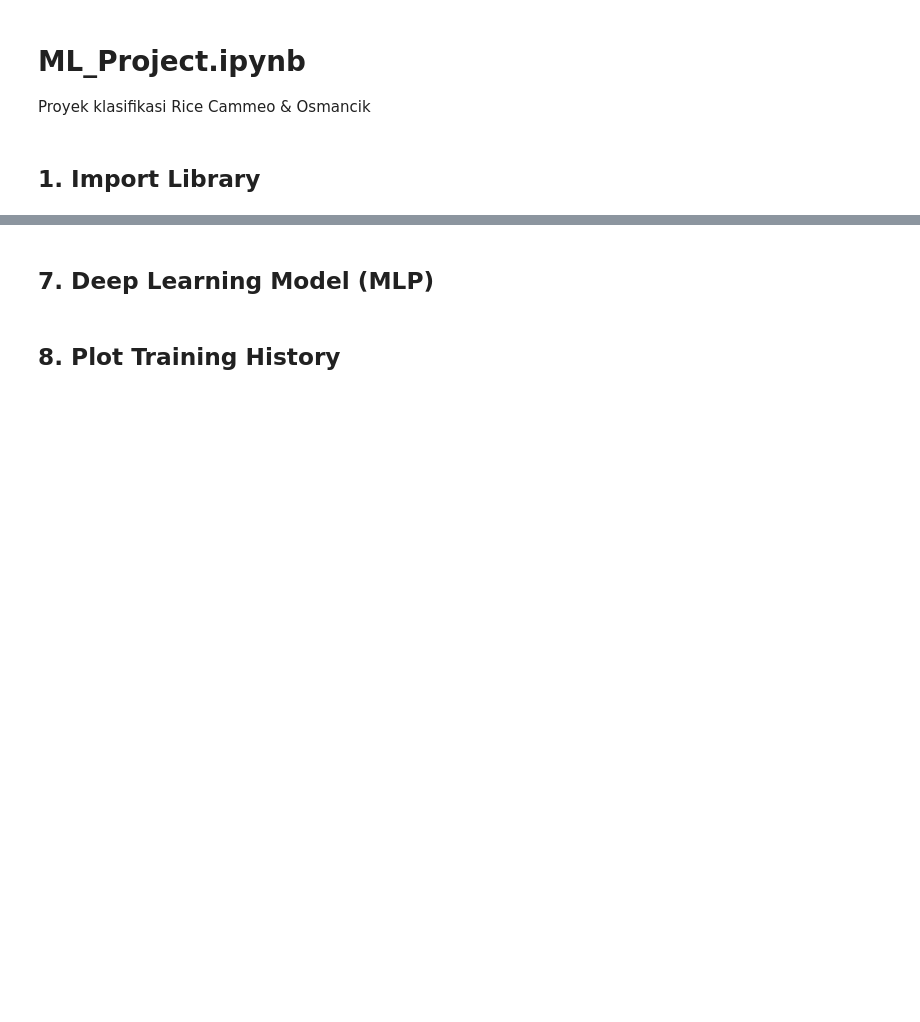
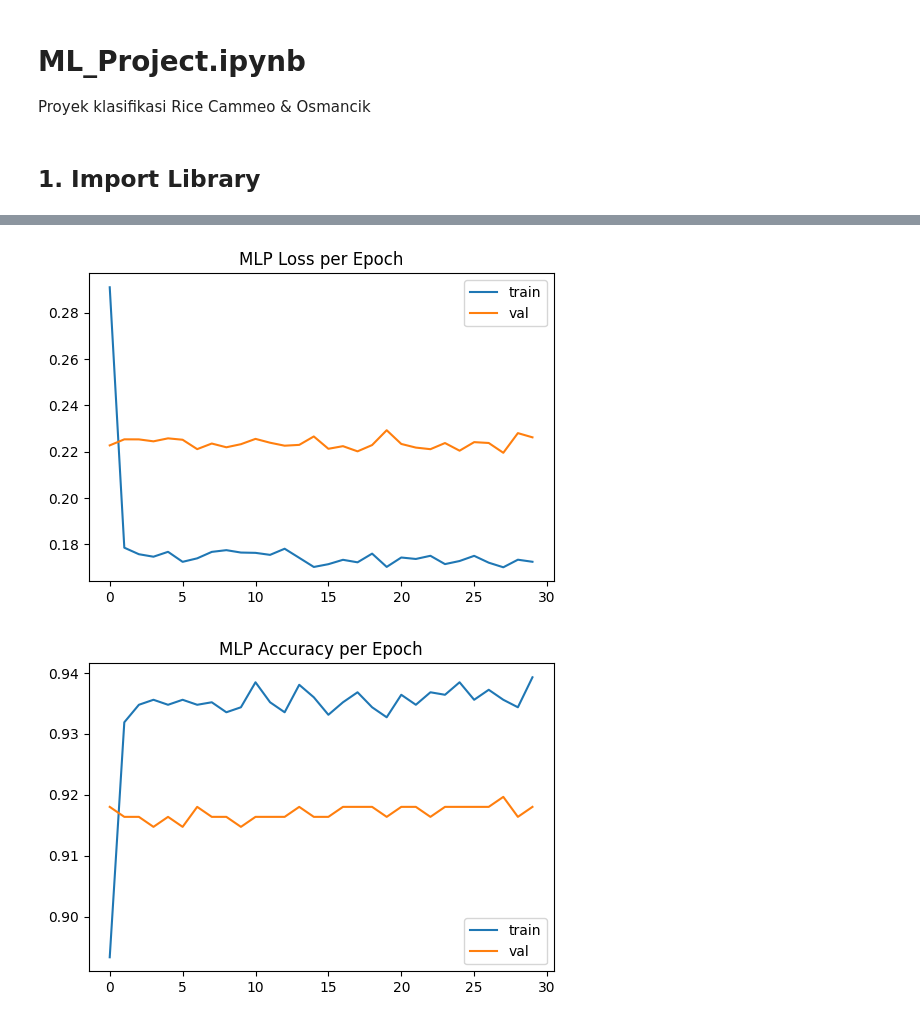
Before and after one commit to selena2355/Data-Science, a Jupyter notebook: notebooks/ML_Project.ipynb, the cells around one changed output, grey strips where cells are left out. Cells and saved outputs as stored; diff of their text form; code cells hidden in the pictures; blank space fills up the shorter version.

```diff
--- a/notebooks/ML_Project.ipynb
+++ b/notebooks/ML_Project.ipynb
@@ -71,7 +270,5 @@ print(confusion_matrix(y_test, pred_lr))
 # %%
-model_rf = RandomForestClassifier(n_estimators=200, max_depth=10, random_state=42)
-model_rf.fit(X_train, y_train)
-pred_rf = model_rf.predict(X_test)
-
-print(classification_report(y_test, pred_rf))
-print(confusion_matrix(y_test, pred_rf))
+# Training model Deep Learning (MLP)
+start = time.time()
+model_mlp, history = train_mlp(X_train, y_train)
+train_mlp_time = time.time() - start
@@ -78,23 +293,0 @@ print(confusion_matrix(y_test, pred_rf))
-# %% [markdown]
-## 7. Deep Learning Model (MLP)
-# %%
-model_dl = keras.Sequential([
-    keras.layers.Dense(128, activation='relu', input_shape=(X_train.shape[1],)),
-    keras.layers.Dropout(0.3),
-    keras.layers.Dense(64, activation='relu'),
-    keras.layers.Dropout(0.3),
-    keras.layers.Dense(1, activation='sigmoid')
-])
-
-model_dl.compile(optimizer='adam', loss='binary_crossentropy', metrics=['accuracy'])
-
-history = model_dl.fit(
-    X_train, y_train,
-    epochs=20,
-    batch_size=32,
-    validation_split=0.2
-)
-
-model_dl.save('../models/model_mlp.h5')
-# %% [markdown]
-## 8. Plot Training History
@@ -112,0 +294,19 @@ plt.show()
+# %%
+# Visualisasi loss selama training MLP
+plt.figure(figsize=(6,4))
+plt.plot(history.history['loss'], label='train')
+plt.plot(history.history['val_loss'], label='val')
+plt.title("MLP Loss per Epoch")
+plt.legend()
+plt.show()
+
+# Visualisasi akurasi selama training MLP
+plt.figure(figsize=(6,4))
+plt.plot(history.history['accuracy'], label='train')
+plt.plot(history.history['val_accuracy'], label='val')
+plt.title("MLP Accuracy per Epoch")
+plt.legend()
+plt.show()
+# %% [output]
+[figure, added]
+[figure, added]
```
Also changed, not shown: parts of 38 cells of this notebook, 18 other files.
